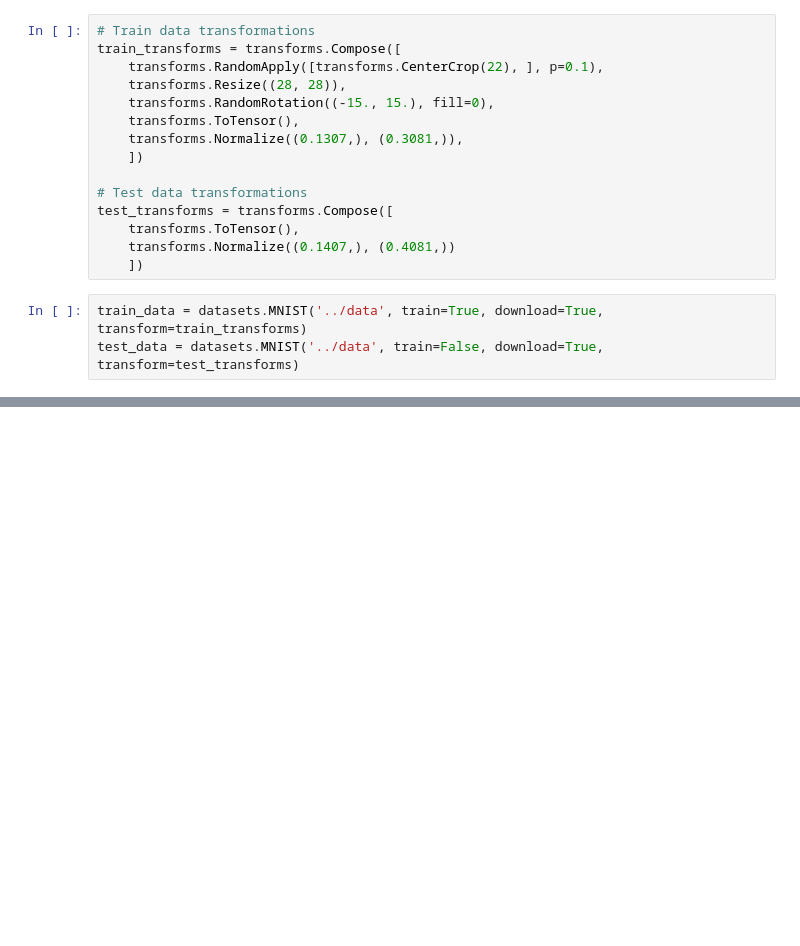
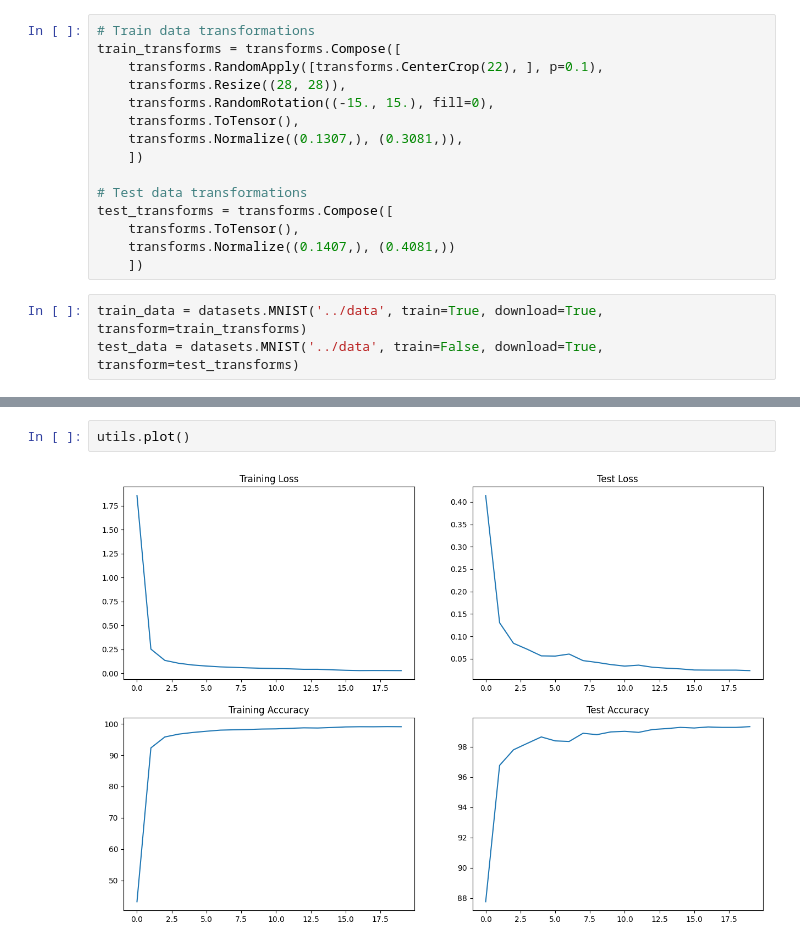
Before and after one commit to santoshchaganti/ERAV2_S5_HW, a Jupyter notebook: S5.ipynb, the cells around one changed output, grey strips where cells are left out. Saved outputs shown, nothing was run; the diff lists cells and outputs as text; blank space fills up the shorter version.

```diff
--- a/S5.ipynb
+++ b/S5.ipynb
@@ -25,0 +151,4 @@ test_data = datasets.MNIST('../data', train=False, download=True, transform=test
+# %%
+utils.plot()
+# %% [output]
+[figure, added]
```
Also changed, not shown: parts of 8 cells of this notebook.
